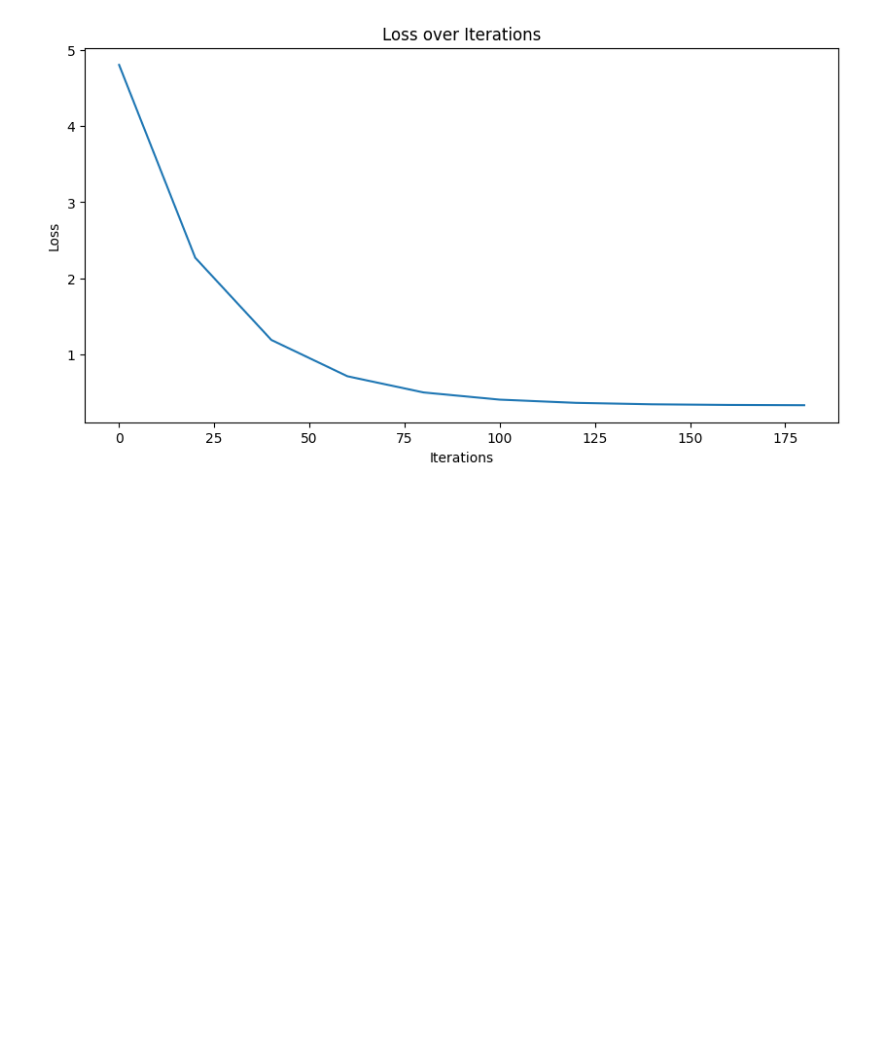
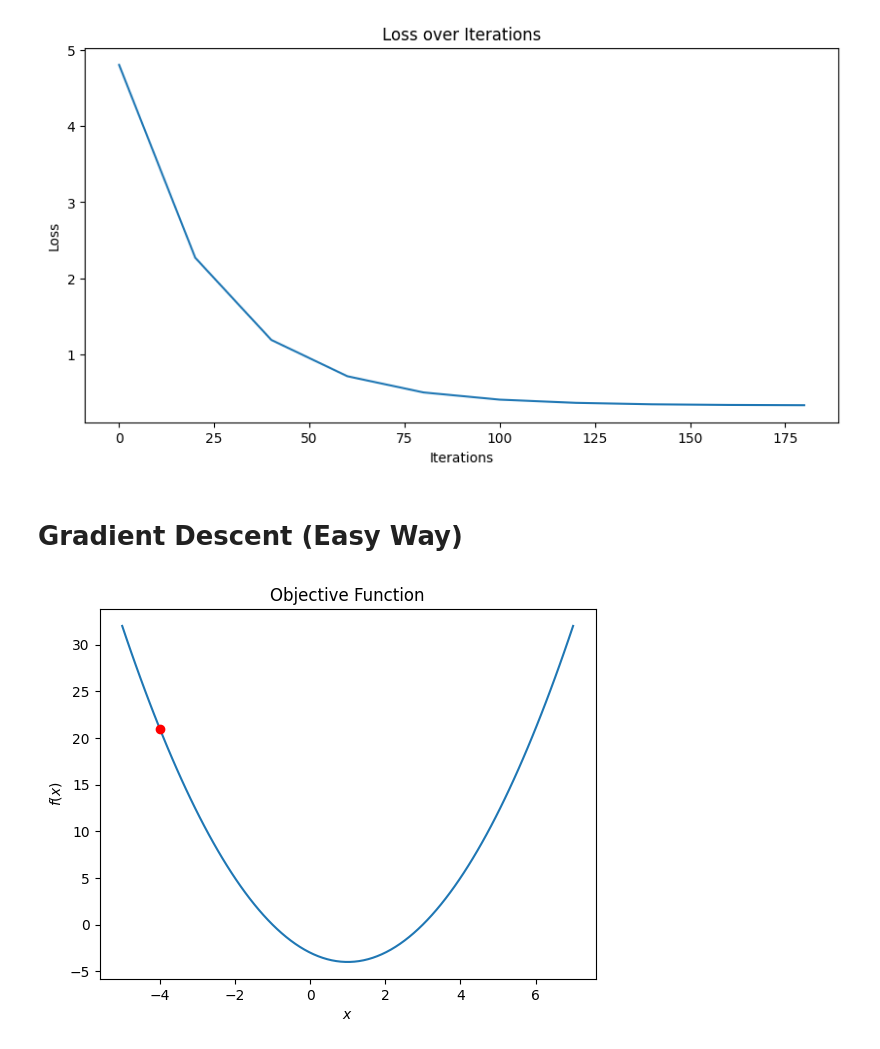
Before and after one commit to neeyatlotlikar/semester3, a Jupyter notebook: OTML/gradient_descent.ipynb, the cells around one changed output. Cells and saved outputs as stored; diff of their text form; code cells hidden in the pictures; blank space fills up the shorter version.

Commit message:
Added reference material for gradient descent

```diff
--- a/OTML/gradient_descent.ipynb
+++ b/OTML/gradient_descent.ipynb
@@ -187,3 +187,5 @@ plt.title("Loss over Iterations")
 plt.show()
 # %% [output]
 [figure]
+# %% [markdown]
+# Gradient Descent (Easy Way)
@@ -189,0 +197,26 @@ plt.show()
+# %%
+def func(x):
+    return x**2 - 2 * x - 3
+
+
+def fprime(x):
+    return 2 * x - 2
+# %%
+def plotFunc(x0):
+    x = np.linspace(-5, 7, 100)
+    plt.plot(x, func(x))
+    plt.plot(x0, func(x0), "ro")
+    plt.xlabel("$x$")
+    plt.ylabel("$f(x)$")
+    plt.title("Objective Function")
+
+
+def plotPath(xs, ys, x0):
+    plotFunc(x0)
+    plt.plot(xs, ys, linestyle="--", marker="o", color="orange")
+    plt.plot(xs[-1], ys[-1], "ro")
+# %%
+x0 = -4
+plotFunc(x0)
+# %% [output]
+[figure, added]
```
Also changed, not shown: parts of 21 cells of this notebook, 3 other files.
